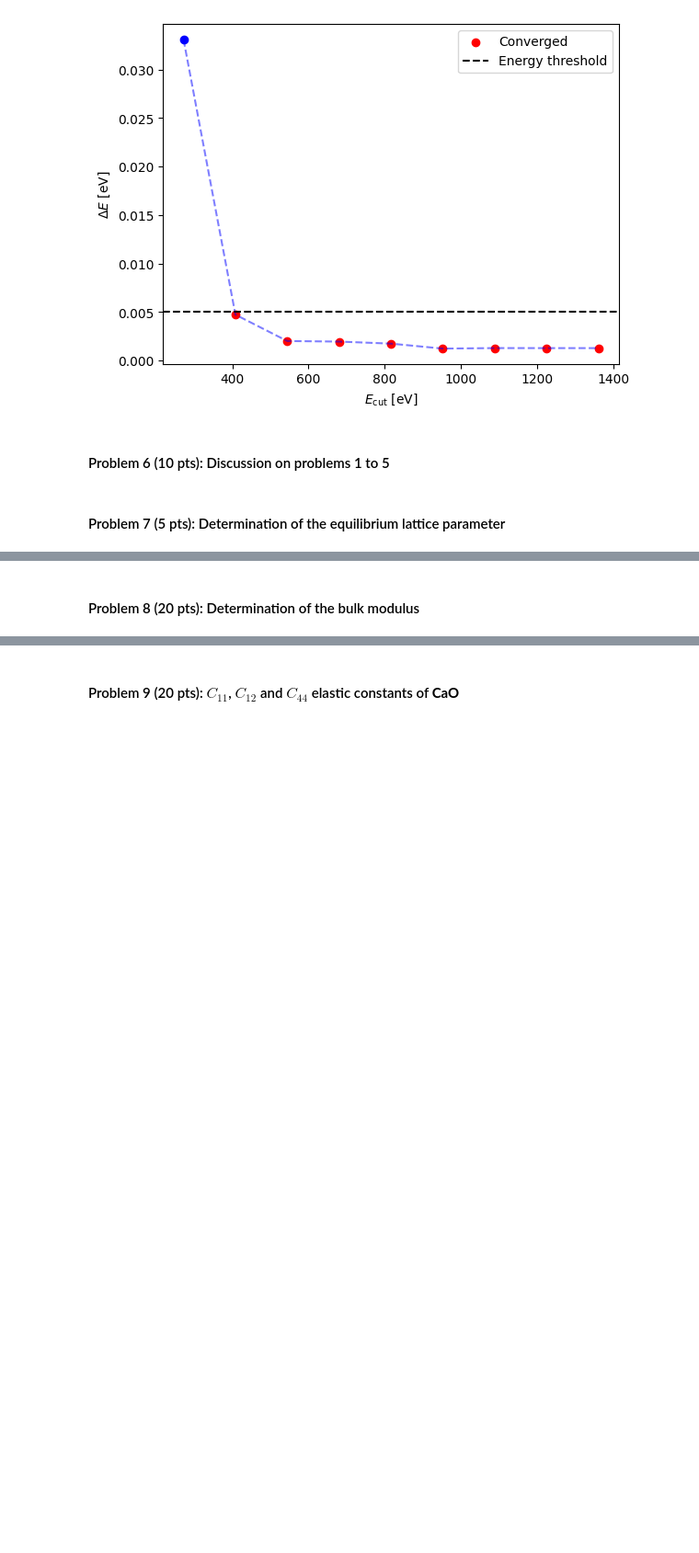
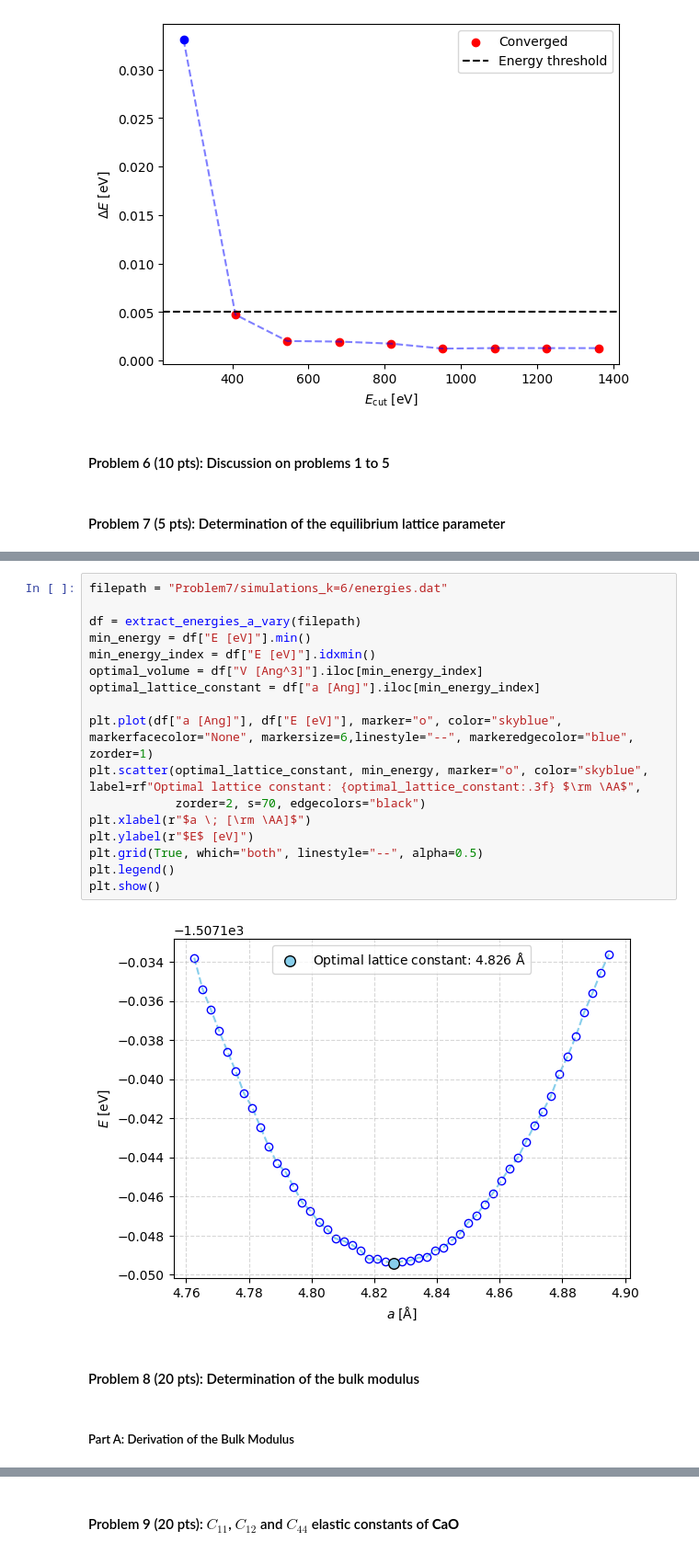
Before and after one commit to sylvainshan/MSE-468-Atomisitc-and-Quantum-Simulations-of-Materials, a Jupyter notebook: lab2/analysis.ipynb, the cells around one changed output, grey strips where cells are left out. Shown at 92% size. Drawn from its saved outputs; the diff is of its cells as text; blank space fills up the shorter version.

```diff
--- a/lab2/analysis.ipynb
+++ b/lab2/analysis.ipynb
@@ -386,2 +452,23 @@ plt.show()
+# %%
+filepath = "Problem7/simulations_k=6/energies.dat"
+
+df = extract_energies_a_vary(filepath)
+min_energy = df["E [eV]"].min()
+min_energy_index = df["E [eV]"].idxmin()
+optimal_volume = df["V [Ang^3]"].iloc[min_energy_index]
+optimal_lattice_constant = df["a [Ang]"].iloc[min_energy_index]
+
+plt.plot(df["a [Ang]"], df["E [eV]"], marker="o", color="skyblue", markerfacecolor="None", markersize=6,linestyle="--", markeredgecolor="blue", zorder=1)
+plt.scatter(optimal_lattice_constant, min_energy, marker="o", color="skyblue", label=rf"Optimal lattice constant: {optimal_lattice_constant:.3f} $\rm \AA$",
+            zorder=2, s=70, edgecolors="black")
+plt.xlabel(r"$a \; [\rm \AA]$")
+plt.ylabel(r"$E$ [eV]")
+plt.grid(True, which="both", linestyle="--", alpha=0.5)
+plt.legend()
+plt.show()
+# %% [output]
+[figure, added]
 # %% [markdown]
 #### Problem 8 (20 pts): Determination of the bulk modulus
+# %% [markdown]
+##### Part A: Derivation of the Bulk Modulus
```
Also changed, not shown: parts of 12 cells of this notebook, 6 other files.
